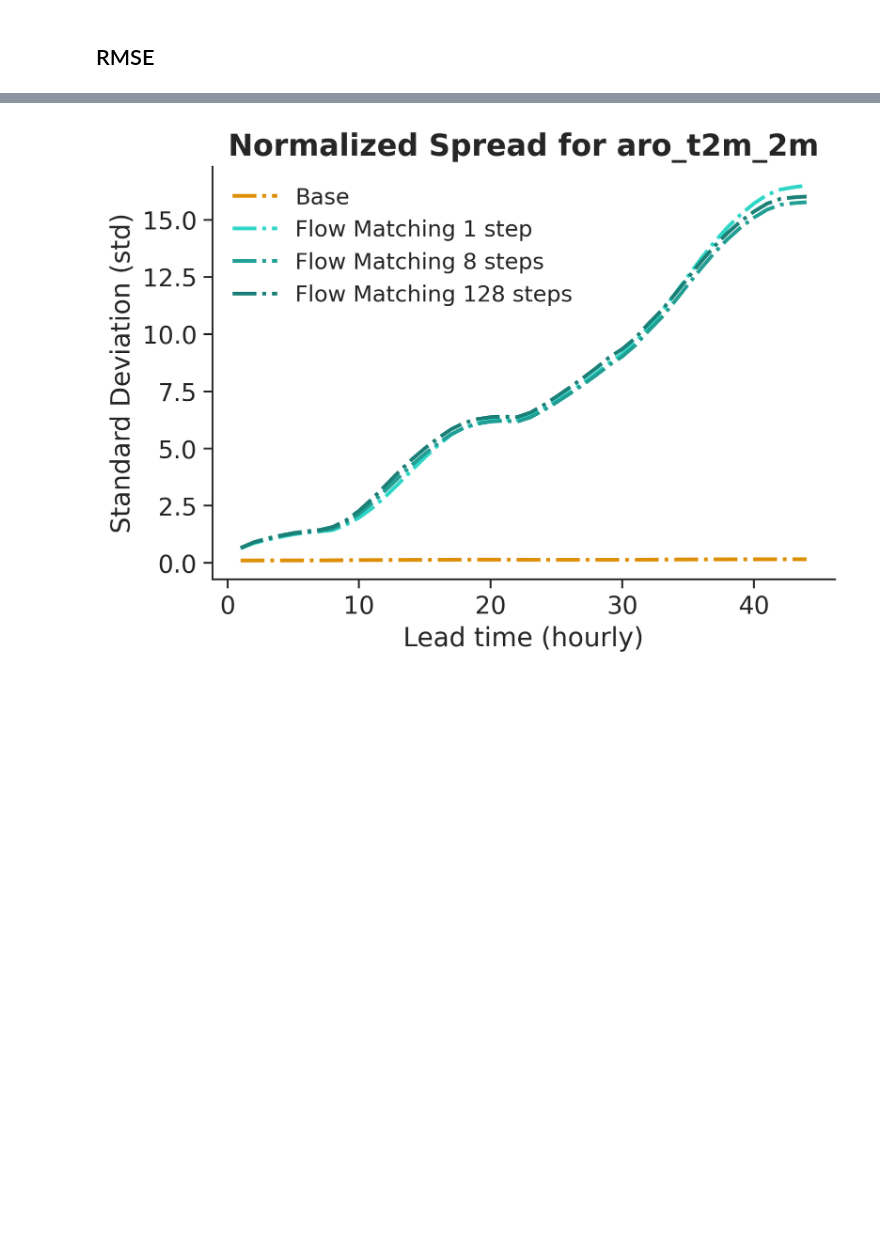
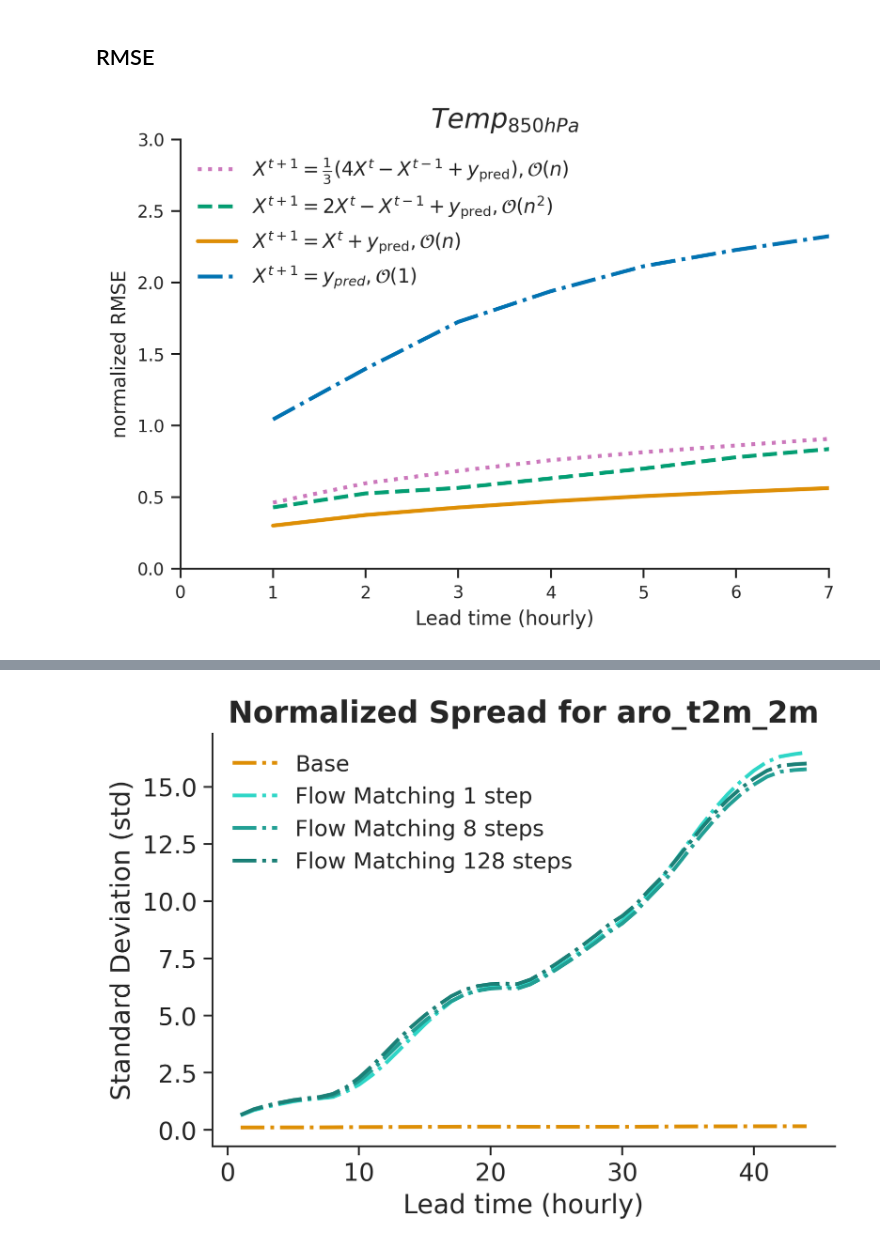
Before and after one commit to AdrienAudren/py4cast, a Jupyter notebook: tbparse.ipynb, the cells around one changed output, grey strips where cells are left out. Cells and saved outputs as stored; diff of their text form; code cells hidden in the pictures; blank space fills up the shorter version.

```diff
--- a/tbparse.ipynb
+++ b/tbparse.ipynb
@@ -29,3 +29,7 @@ var = "aro_t2m_2m"
 # %% [markdown]
 ## RMSE
+# %%
+var = ["aro_t_850hpa", "aro_t2m_2m", "aro_u10_10m", "aro_v10_10m", "aro_tp_0m", "aro_z_500hpa"]
+var_name = [r'$Temp_{850hPa}$', r'$Temp_{2m}$', r'$U_{10m}$', r'$V_{10m}$', r'$Total Precip$', r'$Z_{500hPa}$']
+linestyle = ['-.', '--', '-', ':', (0, (3, 1, 1, 1, 1, 1))]
 # %%
@@ -48,0 +59,6 @@ with open("/data/Unetrpp_FM/test_poesy_128steps/Test_rmse_scores.json", 'r') as
+# %%
+# concatenate all data for normalization
+all_data = np.concatenate([df_base_0_order, df_base_1_order, df_base_2_order, df_base_2_order_bckwrd])
+min_val = np.min(all_data)
+max_val = np.max(all_data)
+std = np.std(all_data)
@@ -48,0 +87,45 @@ with open("/data/Unetrpp_FM/test_poesy_128steps/Test_rmse_scores.json", 'r') as
+# %%
+# Set Seaborn style for professional aesthetics
+sns.set_context("paper", font_scale=1)
+sns.set_style("ticks")
+
+# Use a colorblind-friendly palette
+palette = sns.color_palette("colorblind")
+
+# Create the figure
+fig, ax = plt.subplots(figsize=(6, 4), dpi=300)
+
+LTs = np.arange(1, 43, 1)
+
+# Plot with distinct, publication-quality colors and styles
+
+ax.plot(LTs, df_base_2_order_bckwrd, label=r'$X^{t+1} = \frac{1}{3} (4X^{t} - X^{t-1} + y_{\text{pred}}) , \mathcal{O}(n)$',
+        color=palette[4], linestyle=':', linewidth=2)
+ax.plot(LTs, df_base_2_order, label=r'$X^{t+1} = 2X^{t} - X^{t-1} + y_{\text{pred}}, \mathcal{O}(n^2)$',
+        color=palette[2], linestyle='--', linewidth=2)
+ax.plot(LTs, df_base_1_order, label=r'$X^{t+1} = X^{t} + y_{\text{pred}}, \mathcal{O}(n)$',
+        color=palette[1], linestyle='-', linewidth=2)
+ax.plot(LTs, df_base_0_order, label=r'$X^{t+1}=y_{pred}, \mathcal{O}(1)$',
+        color=palette[0], linestyle='-.', linewidth=2)
+
+
+
+
+
+# Labels and title with LaTeX for better typography
+ax.set_title(var_name[k], fontsize=14, weight='bold')
+ax.set_xlabel(r'Lead time (hourly)', fontsize=10)
+ax.set_ylabel(r'normalized RMSE', fontsize=10)
+ax.set_ylim(0,3)
+ax.set_xlim(0,7)
+
+# Customize legend
+ax.legend(frameon=False, fontsize=10, loc='upper left')
+
+# Remove top and right borders
+sns.despine()
+
+# Show the plot
+plt.show()
+# %% [output]
+[figure, added]
```
Also changed, not shown: parts of 28 cells of this notebook, 28 other files.
